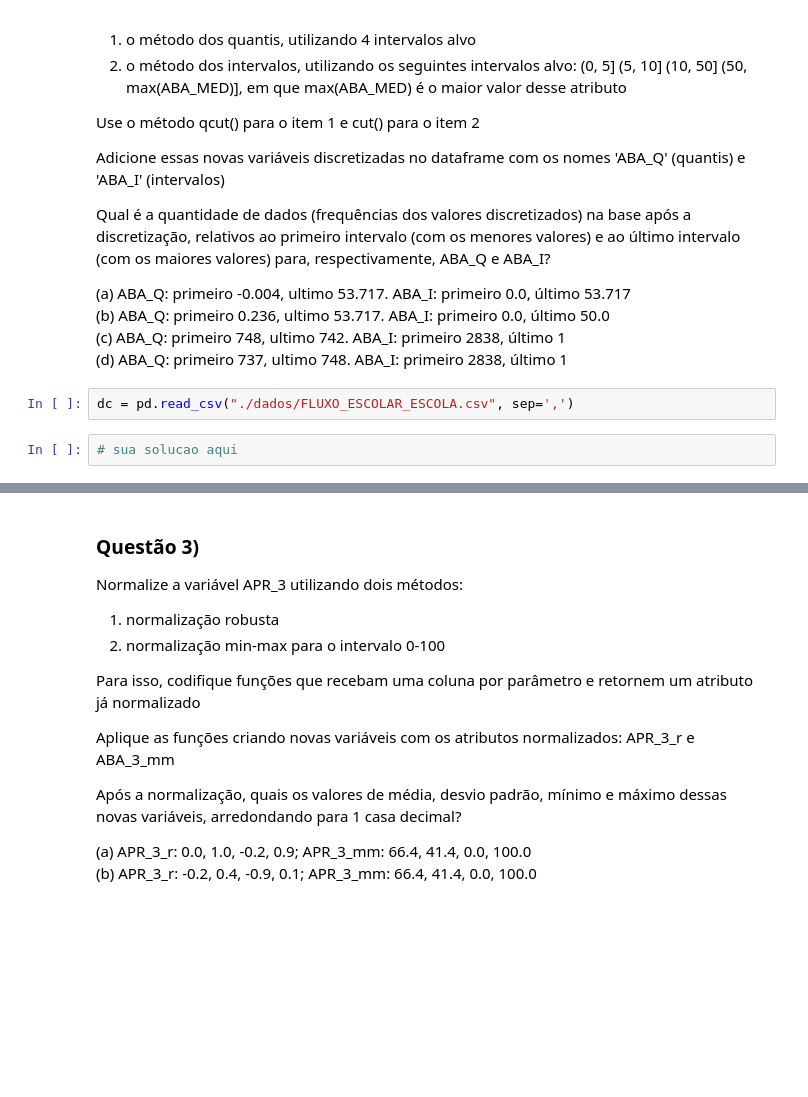
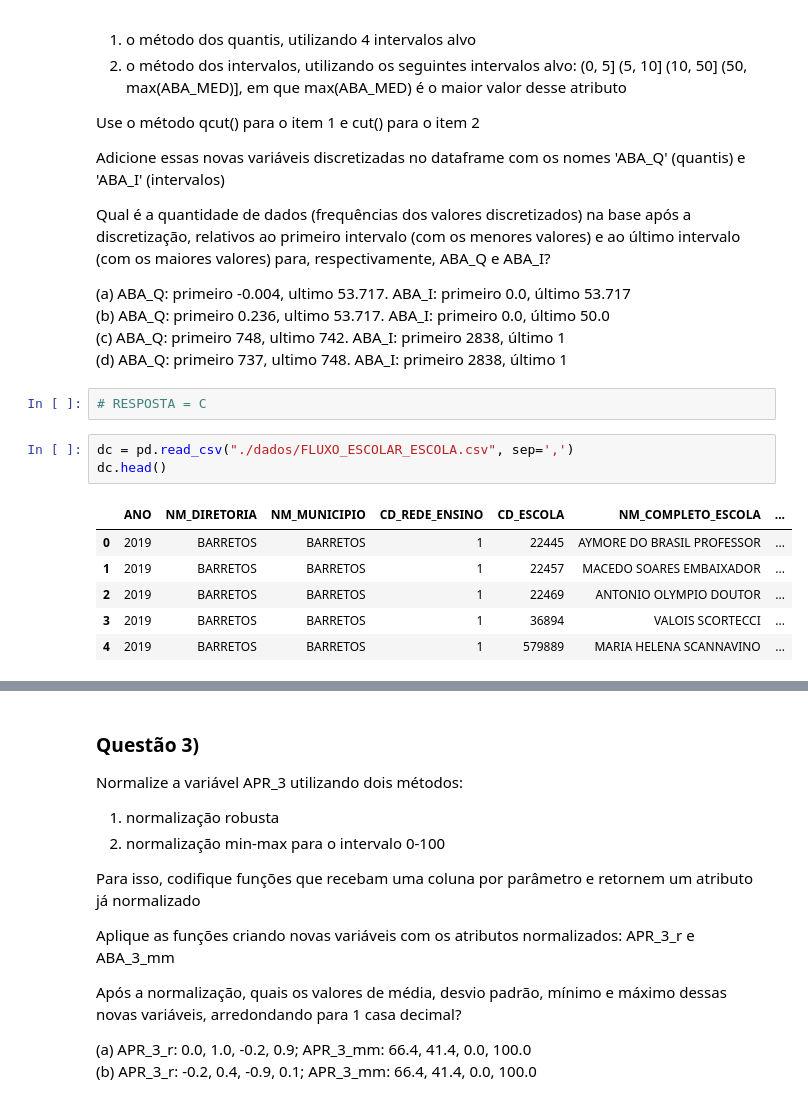
Before and after one commit to jpducatti/mba_data_science_usp, a Jupyter notebook: captura_tratamento_dados/modulo_3/TACTD-03-Avaliacao.ipynb, the cells around one changed output, grey strips where cells are left out. Cells and saved outputs as stored; diff of their text form; blank space fills up the shorter version.

```diff
--- a/captura_tratamento_dados/modulo_3/TACTD-03-Avaliacao.ipynb
+++ b/captura_tratamento_dados/modulo_3/TACTD-03-Avaliacao.ipynb
@@ -91,7 +92,15 @@ Qual é a quantidade de dados (frequências dos valores discretizados) na base a
 (b) ABA_Q: primeiro 0.236, ultimo 53.717. ABA_I: primeiro 0.0, último 50.0<br>
 (c) ABA_Q: primeiro 748, ultimo 742. ABA_I: primeiro 2838, último 1<br>
 (d) ABA_Q: primeiro 737, ultimo 748. ABA_I: primeiro 2838, último 1<br>
+# %%
+# RESPOSTA = C
 # %%
 dc = pd.read_csv("./dados/FLUXO_ESCOLAR_ESCOLA.csv", sep=',')
+dc.head()
+# %% [output]
+|  | ANO | NM_DIRETORIA | NM_MUNICIPIO | CD_REDE_ENSINO | CD_ESCOLA | NM_COMPLETO_ESCOLA | ... |
+| 0 | 2019 | BARRETOS | BARRETOS | 1 | 22445 | AYMORE DO BRASIL PROFESSOR | ... |
+| 1 | 2019 | BARRETOS | BARRETOS | 1 | 22457 | MACEDO SOARES EMBAIXADOR | ... |
+| 2 | 2019 | BARRETOS | BARRETOS | 1 | 22469 | ANTONIO OLYMPIO DOUTOR | ... |
+| 3 | 2019 | BARRETOS | BARRETOS | 1 | 36894 | VALOIS SCORTECCI | ... |
+| 4 | 2019 | BARRETOS | BARRETOS | 1 | 579889 | MARIA HELENA SCANNAVINO | ... |
-# %%
-# sua solucao aqui
```
Also changed, not shown: parts of 7 cells of this notebook, 3 other files.
